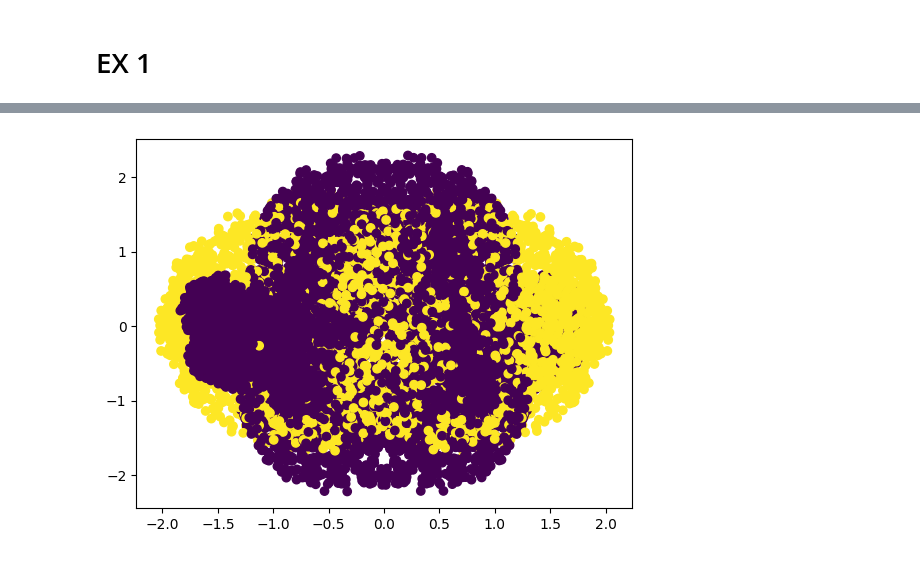
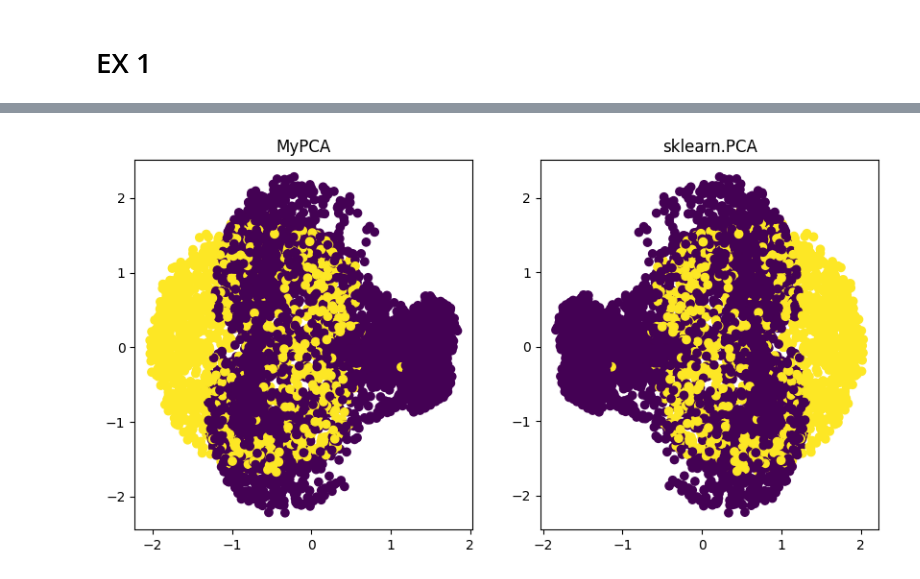
Before and after one commit to alessimichele/Unsupervised-Learning-2023, a Jupyter notebook: my_solution/Lab4.ipynb, the cells around one changed output, grey strips where cells are left out. Cells and saved outputs as stored; diff of their text form; code cells hidden in the pictures.

```diff
--- a/my_solution/Lab4.ipynb
+++ b/my_solution/Lab4.ipynb
@@ -37,5 +127,5 @@ def my_PCA(X, k):
 X = np.genfromtxt("../Datasets/data_kPCA_2022-2023.txt")
 y = np.genfromtxt("../Datasets/labels_kPCA_2022-2023.txt")
 # %%
-X_projected = my_PCA(X,2)
+X_projected = MyPCA().fit(X, 2)
 X_projected_ = PCA(2).fit_transform(X)
@@ -42,6 +144,12 @@ X_projected_ = PCA(2).fit_transform(X)
 # %%
-plt.scatter(X_projected[:,0], X_projected[:,1], c = y)
-plt.scatter(X_projected_[:,0], X_projected_[:,1], c = y)
+fig, (ax1, ax2) = plt.subplots(1, 2, figsize=(10,5))
+
+ax1.scatter(X_projected[:,0], X_projected[:,1], c = y)
+ax1.set_title('MyPCA')
+
+ax2.scatter(X_projected_[:,0], X_projected_[:,1], c = y)
+ax2.set_title('sklearn.PCA')
+
 plt.show()
 # %% [output]
-[figure, old version]
+[figure, new version]
```
Also changed, not shown: parts of 8 cells of this notebook, 4 other files.
